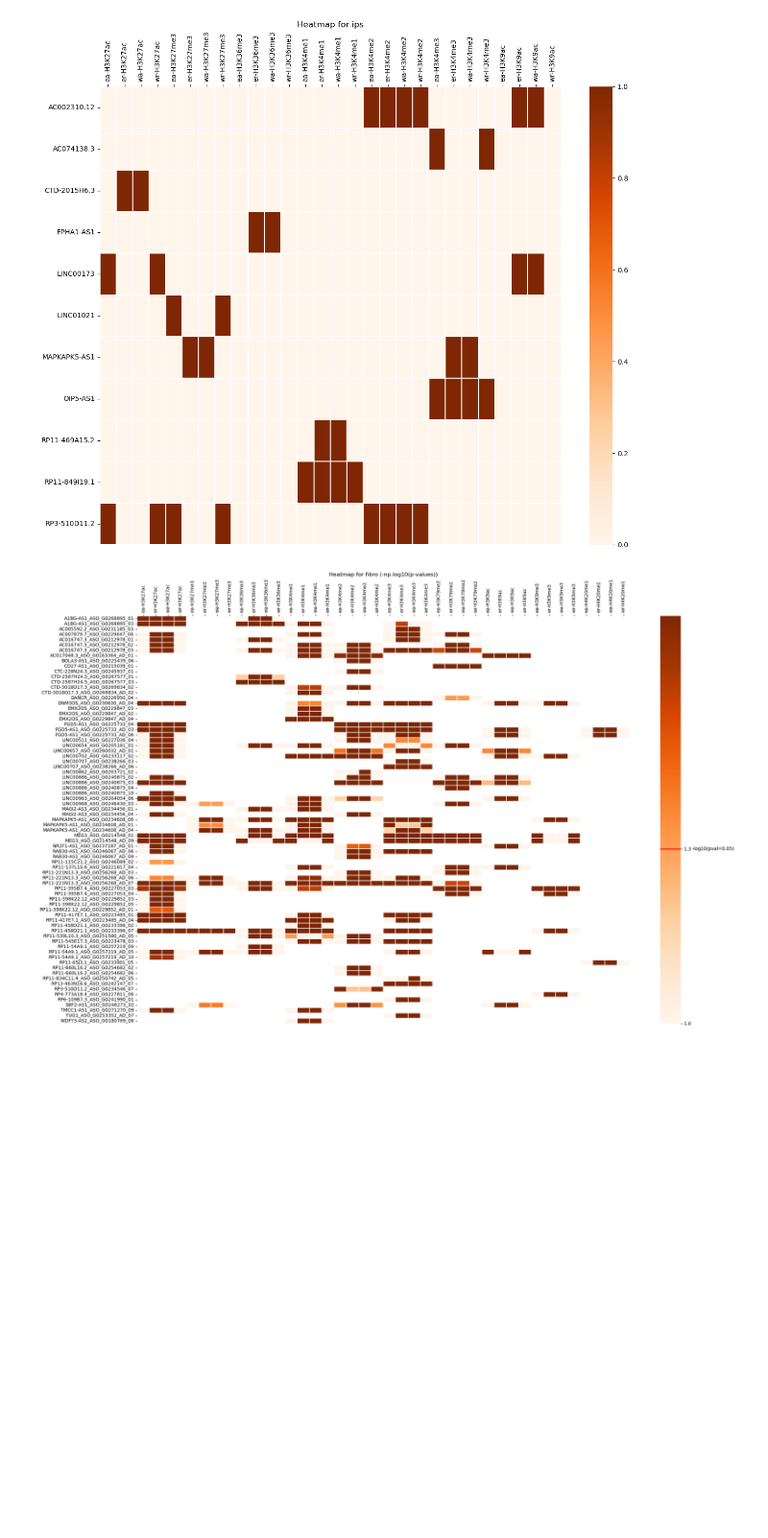
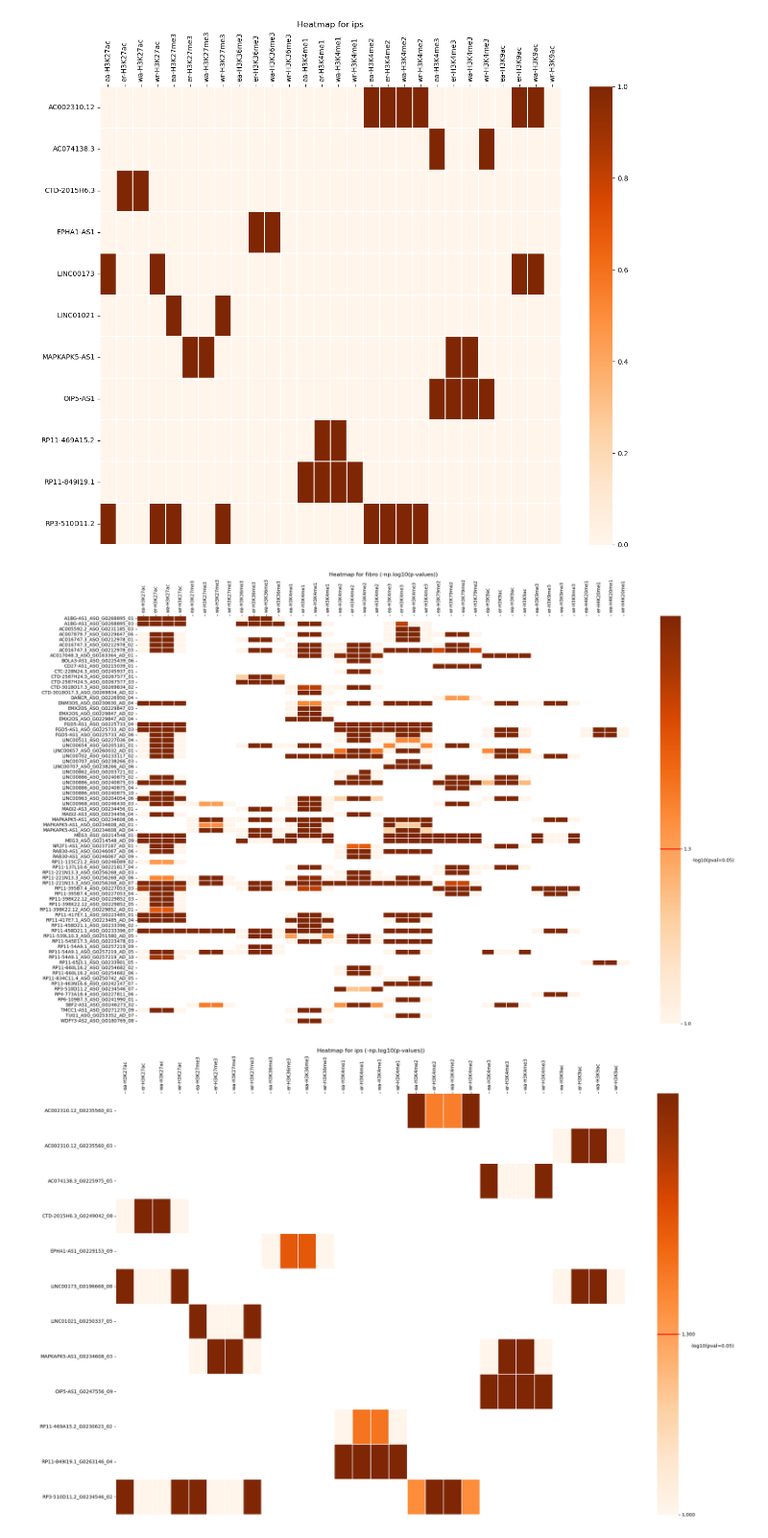
Before and after one commit to magletdinov/fantom.ips-himorna.peaks, a Jupyter notebook: scripts/analysis.ipynb, the cells around one changed output. Shown at 96% size. Cells and saved outputs as stored; diff of their text form; code cells hidden in the pictures; blank space fills up the shorter version.

Commit message:
Add validation and fix heatmap

```diff
--- a/scripts/analysis.ipynb
+++ b/scripts/analysis.ipynb
@@ -1106,7 +1136,7 @@ def heatmap_pval(df, exp):
     # Добавляем линию и текст на значение 1.3 на цветовой шкале
     colorbar = heatmap.collections[0].colorbar
     colorbar.ax.axhline(1.3, color='red', linewidth=2)
-    colorbar.ax.text(2.6, 1.3, '-log10(pval=0.05)', color='black', ha='center', va='center')
+    colorbar.ax.text(2.6, 1.28, '-log10(pval=0.05)', color='black', ha='center', va='center')
 
     plt.savefig(IMAGES / f"heatmap_pval_{exp}.png")
     plt.show()
@@ -1114,7 +1144,12 @@ def heatmap_pval(df, exp):
 from matplotlib.colors import Normalize
 heatmap_pval(fisher_results_filt_by_exp["fibro"], "fibro")
 # %% [output]
-[figure, old version]
+[figure, new version]
+# %%
+from matplotlib.colors import Normalize
+heatmap_pval(fisher_results_filt_by_exp["ips"], "ips")
+# %% [output]
+[figure, added]
 # %%
 heatmap_pval(fisher_results_filt_by_exp["fibro"], "fibro")
 # %% [output]
```
Also changed, not shown: parts of 7 cells of this notebook, 2 other files.
